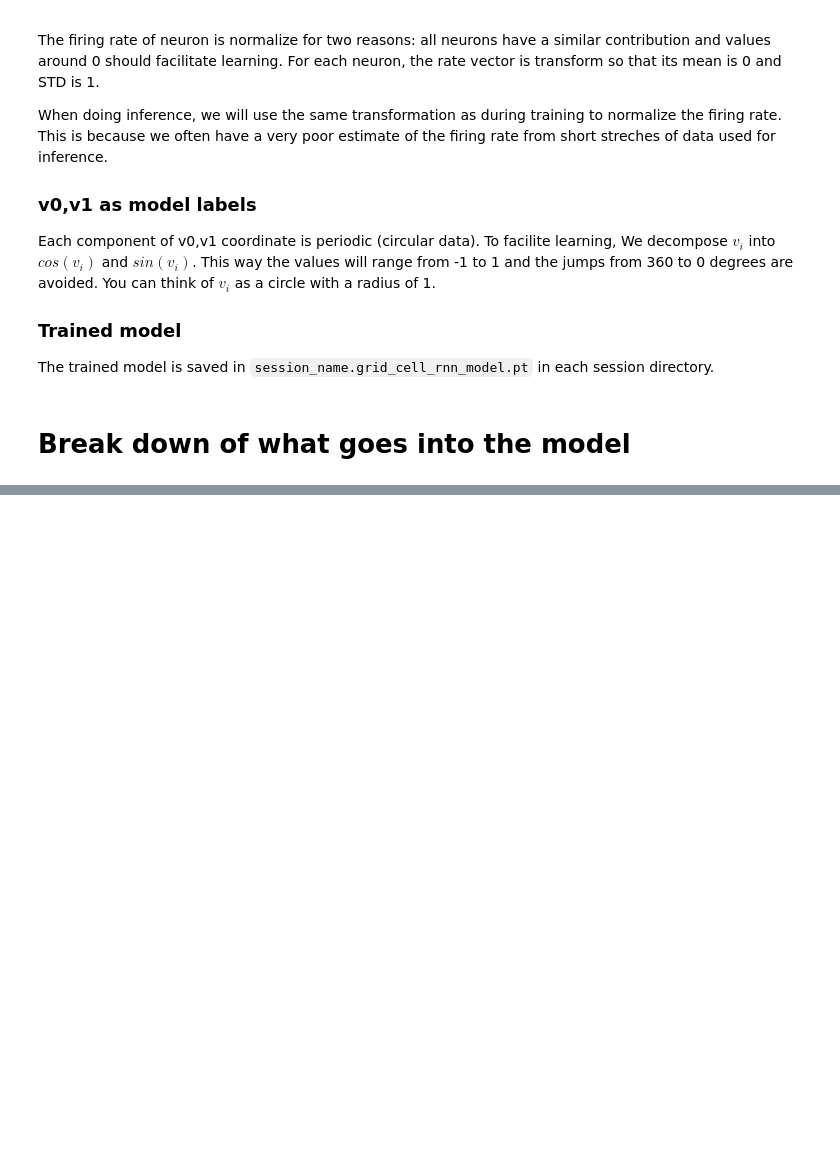
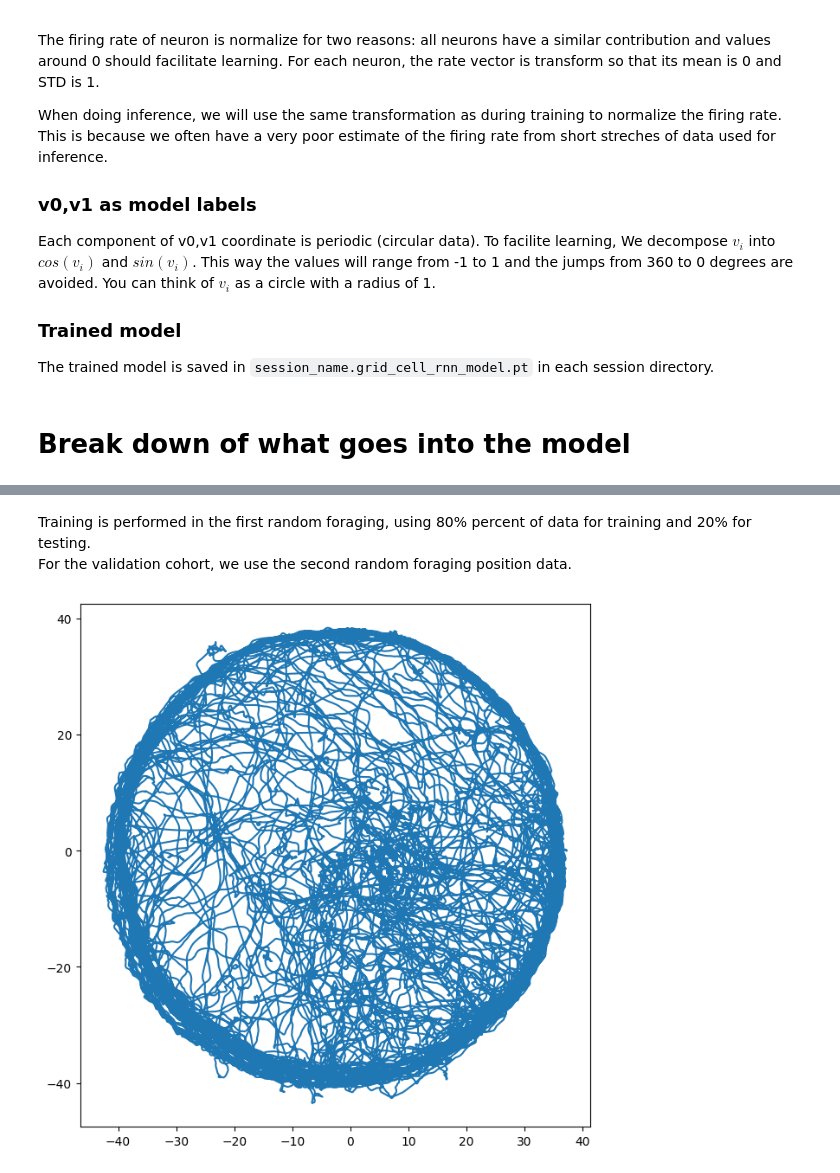
Before and after one commit to PJJ19/autopi_grid_cell_decoding, a Jupyter notebook: notebooks/4_Predicting toroidal location based on grid cell activity.ipynb, the cells around one changed output, grey strips where cells are left out. Cells and saved outputs as stored; diff of their text form; code cells hidden in the pictures; blank space fills up the shorter version.

```diff
--- a/notebooks/4_Predicting toroidal location based on grid cell activity.ipynb
+++ b/notebooks/4_Predicting toroidal location based on grid cell activity.ipynb
@@ -55,0 +150,21 @@ from functions import *
+# %% [markdown]
+Training is performed in the first random foraging, using 80% percent of data for training and 20% for testing. <br>
+For the validation cohort, we use the second random foraging position data.
+# %%
+# Visualize animal position in the last random foraging
+
+lap = Animal_pose()
+lap.load_pose_from_file(file_name=lastRF)
+
+ori_inter = lap.intervals.inter
+
+lap.unset_intervals()
+lap.set_intervals(ori_inter)
+
+
+fig, ax = plt.subplots(figsize=(8,8))
+
+ax.plot(lap.pose[:,1],lap.pose[:,2])
+ax.set_aspect('equal')
+# %% [output]
+[figure, added]
```
Also changed, not shown: parts of 17 cells of this notebook, 1 other file.
